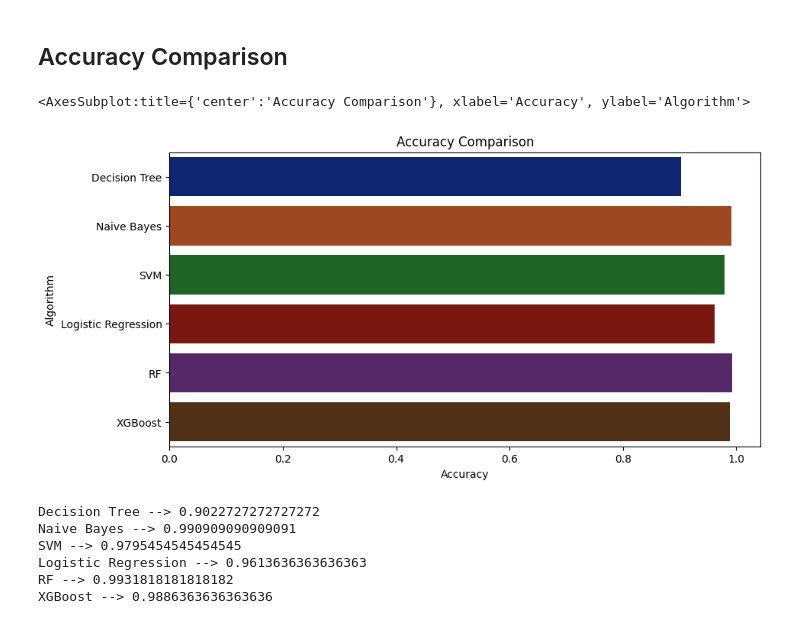
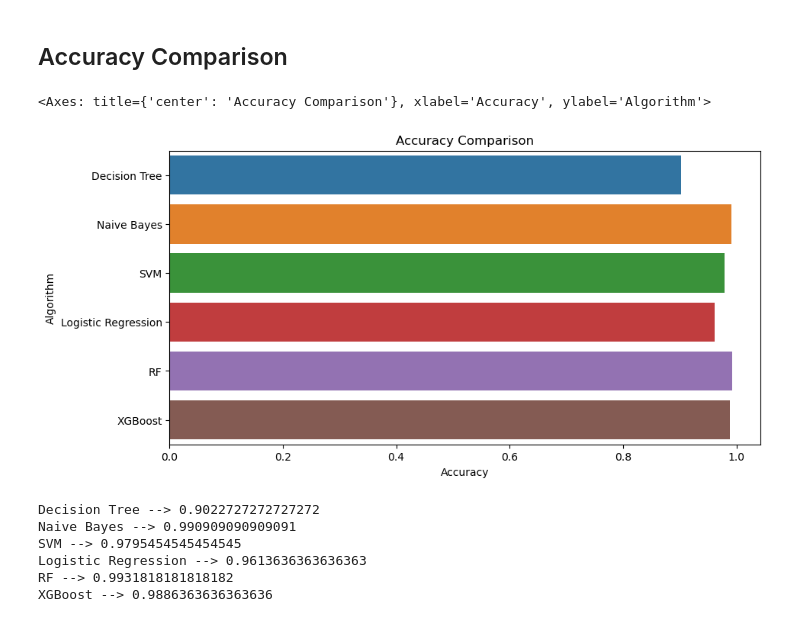
Before and after one commit to Nagpal45/AgroPredict, a Jupyter notebook: model-building/Crop_Recommendation_Model.ipynb, the cells around one changed output. Cells and saved outputs as stored; diff of their text form; code cells hidden in the pictures.

```diff
--- a/model-building/Crop_Recommendation_Model.ipynb
+++ b/model-building/Crop_Recommendation_Model.ipynb
@@ -448,12 +449,12 @@ XB_Model_pkl.close()
 # %%
 plt.figure(figsize=[10,5],dpi = 100)
 plt.title('Accuracy Comparison')
 plt.xlabel('Accuracy')
 plt.ylabel('Algorithm')
-sns.barplot(x = acc,y = model,palette='dark')
+sns.barplot(x = acc,y = model, hue=model, legend=False)
 # %% [output]
-<AxesSubplot:title={'center':'Accuracy Comparison'}, xlabel='Accuracy', ylabel='Algorithm'>
+<Axes: title={'center': 'Accuracy Comparison'}, xlabel='Accuracy', ylabel='Algorithm'>
-[figure, old version]
+[figure, new version]
 # %%
 accuracy_models = dict(zip(model, acc))
 for k, v in accuracy_models.items():
```
Also changed, not shown: parts of 3 cells of this notebook, 25 other files.
